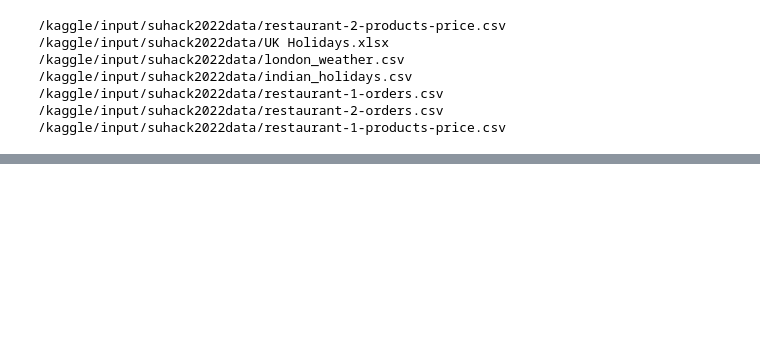
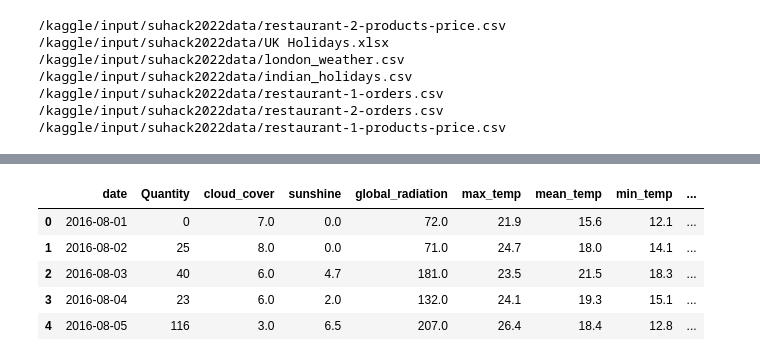
Before and after one commit to Rooitier/tenseandslow, a Jupyter notebook: 2022suhackathontenseandslow.ipynb, the cells around one changed output, grey strips where cells are left out. Cells and saved outputs as stored; diff of their text form; code cells hidden in the pictures; blank space fills up the shorter version.

```diff
--- a/2022suhackathontenseandslow.ipynb
+++ b/2022suhackathontenseandslow.ipynb
@@ -44,0 +96,26 @@ False
+# %%
+# Conclusion is data with best quality is above 2016-08-01
+
+rest1grouped = rest1grouped.loc[rest1grouped['Order Date'] >='2016-08-01' ].sort_values(by = 'Order Date',ascending= True)
+rest2grouped = rest2grouped.loc[rest2grouped['Order Date'] >='2016-08-01' ].sort_values(by = 'Order Date',ascending= True)
+
+rest1grouped.rename(columns={'Order Date':'date'}, inplace=True)
+rest2grouped.rename(columns={'Order Date':'date'}, inplace=True)
+
+weatherdat = weatherdat.loc[weatherdat['date'] >='2016-08-01']
+weatherdat = weatherdat.loc[weatherdat['date'] <= '2019-08-03']
+# %%
+# Now we concatenate the data set to weather data
+
+rest1concat = pd.merge(rest1grouped,weatherdat,on='date',how='outer')
+rest2concat = pd.merge(rest2grouped,weatherdat,on='date',how='outer')
+
+weatherdat.head()
+rest2concat.head()
+# %% [output]
+|  | date | Quantity | cloud_cover | sunshine | global_radiation | max_temp | mean_temp | min_temp | ... |
+| 0 | 2016-08-01 | 0 | 7.0 | 0.0 | 72.0 | 21.9 | 15.6 | 12.1 | ... |
+| 1 | 2016-08-02 | 25 | 8.0 | 0.0 | 71.0 | 24.7 | 18.0 | 14.1 | ... |
+| 2 | 2016-08-03 | 40 | 6.0 | 4.7 | 181.0 | 23.5 | 21.5 | 18.3 | ... |
+| 3 | 2016-08-04 | 23 | 6.0 | 2.0 | 132.0 | 24.1 | 19.3 | 15.1 | ... |
+| 4 | 2016-08-05 | 116 | 3.0 | 6.5 | 207.0 | 26.4 | 18.4 | 12.8 | ... |
```
Also changed, not shown: parts of 8 cells of this notebook.
